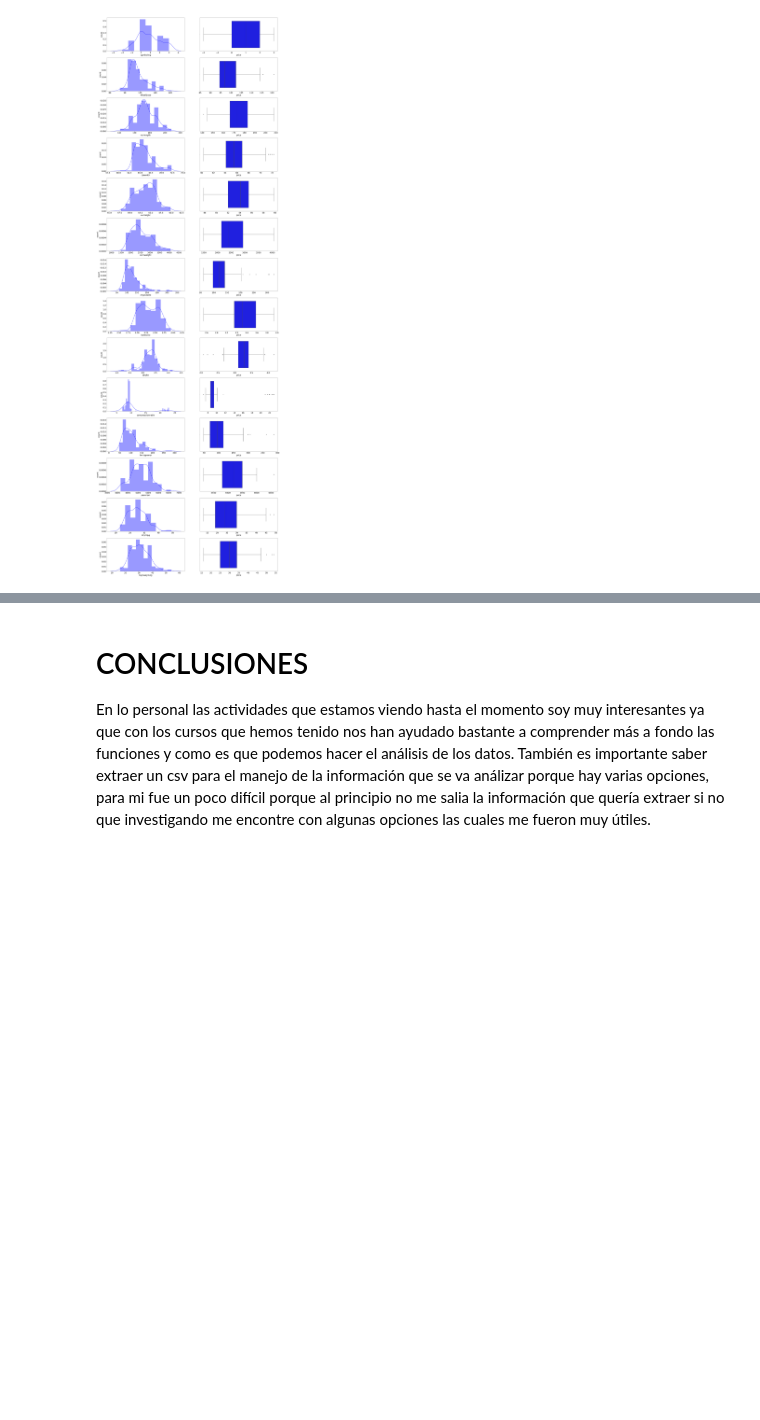
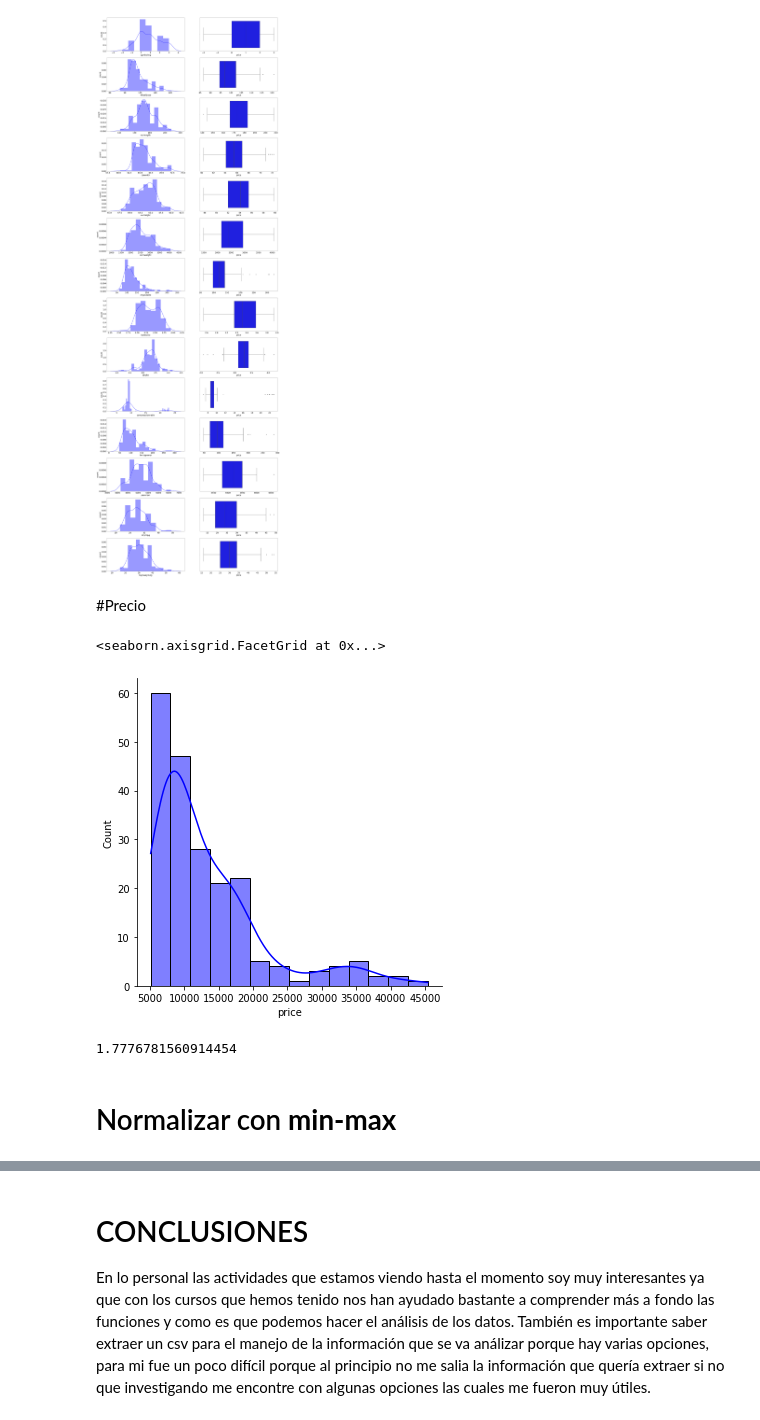
Before and after one commit to Dianamarlen12/CarPrice, a Jupyter notebook: CarPrice.ipynb, the cells around one changed output, grey strips where cells are left out. Drawn from its saved outputs; the diff is of its cells as text; code cells hidden in the pictures; blank space fills up the shorter version.

```diff
--- a/CarPrice.ipynb
+++ b/CarPrice.ipynb
@@ -346,3 +350,16 @@ plt.show
 # %% [output]
 <function matplotlib.pyplot.show>
 [figure]
+# %% [markdown]
+#Precio
+# %%
+sns.displot(car['price'],color='blue',kde=True)
+# %% [output]
+<seaborn.axisgrid.FacetGrid at 0x...>
+[figure, added]
+# %%
+car['price'].skew()
+# %% [output]
+1.7776781560914454
+# %% [markdown]
+# Normalizar con **min-max**
```
Also changed, not shown: parts of 11 cells of this notebook.
